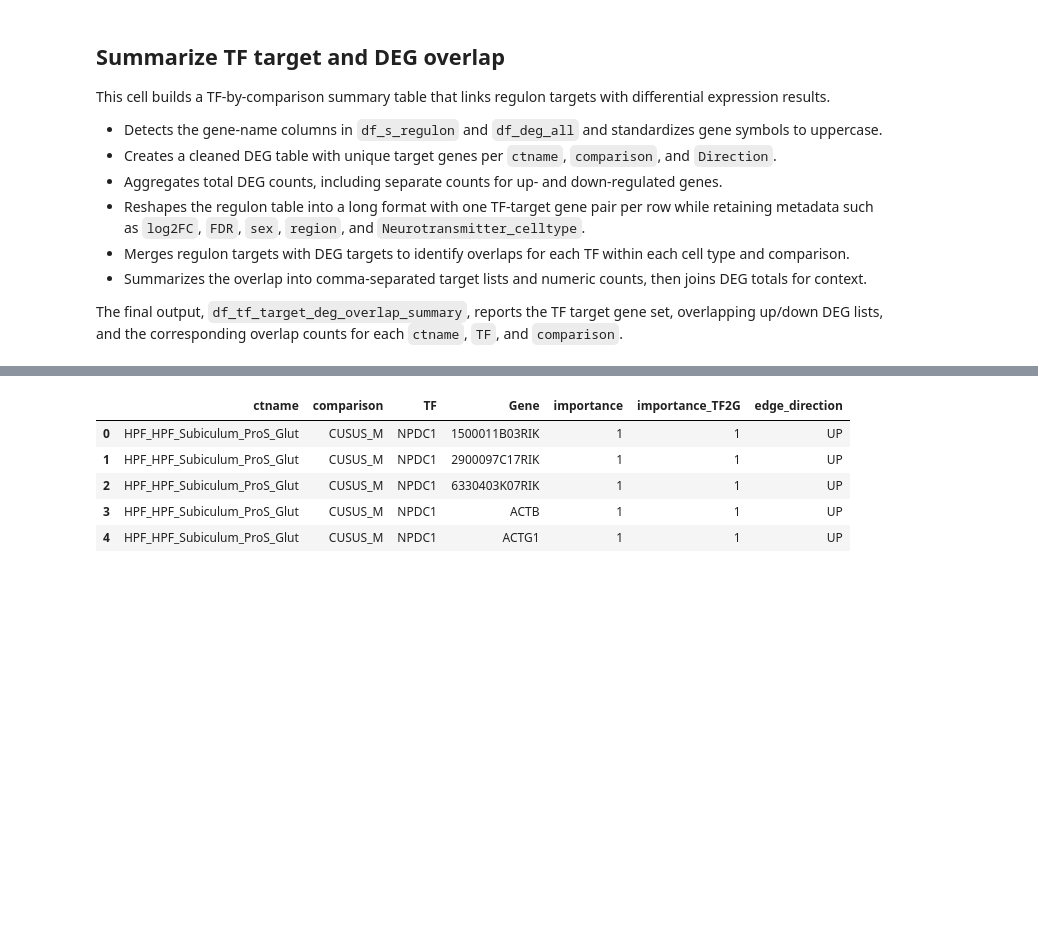
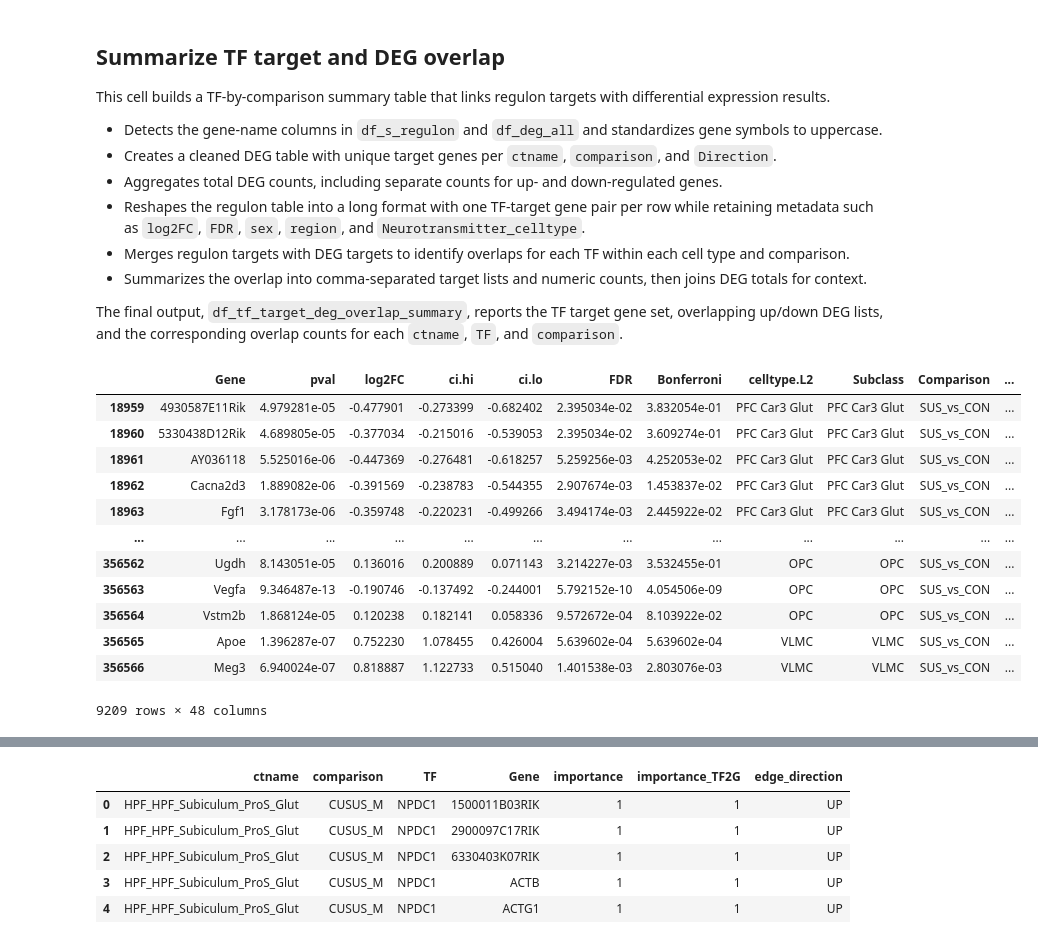
Before and after one commit to juychen/scmmd, a Jupyter notebook: 16snscenicAUC.ipynb, the cells around one changed output, grey strips where cells are left out. Drawn from its saved outputs; the diff is of its cells as text; code cells hidden in the pictures; blank space fills up the shorter version.

```diff
--- a/16snscenicAUC.ipynb
+++ b/16snscenicAUC.ipynb
@@ -552,3 +601,10 @@ df_deg_CU3RM['targetgene'] = df_deg_CU3RM.index
+# %%
+df_deg_CU3RM = df_deg_all[df_deg_all['Model'].str.contains('CUSUS M')].copy()
+df_deg_CU3RM = df_deg_CU3RM[df_deg_CU3RM['Region'].isin(['AMY','HPF','PFC'])].copy()
+df_deg_CU3RM['ctname'] = df_deg_CU3RM['Region'] + "_" + df_deg_CU3RM['Subclass']
+df_deg_CU3RM['ctname'] = df_deg_CU3RM['ctname'].str.replace('/', '-')
+df_deg_CU3RM['ctname'] = df_deg_CU3RM['ctname'].str.replace(' ', '_')
+df_deg_CU3RM['targetgene'] = df_deg_CU3RM.Gene
 # %%
 # # L2 group DEGs
 # l2deg = sorted(glob.glob('/data2st1/junyi/output/atac1112/0 gene_list_Group_L1_v426/*.xlsx'))
@@ -942,6 +1003,22 @@ This cell builds a TF-by-comparison summary table that links regulon targets wit
 - Summarizes the overlap into comma-separated target lists and numeric counts, then joins DEG totals for context.
 
 The final output, `df_tf_target_deg_overlap_summary`, reports the TF target gene set, overlapping up/down DEG lists, and the corresponding overlap counts for each `ctname`, `TF`, and `comparison`.
+# %%
+df_deg_CU3RM
+# %% [output]
+|  | Gene | pval | log2FC | ci.hi | ci.lo | FDR | Bonferroni | celltype.L2 | Subclass | Comparison | ... |
+| 18959 | 4930587E11Rik | 4.979281e-05 | -0.477901 | -0.273399 | -0.682402 | 2.395034e-02 | 3.832054e-01 | PFC Car3 Glut | PFC Car3 Glut | SUS_vs_CON | ... |
+| 18960 | 5330438D12Rik | 4.689805e-05 | -0.377034 | -0.215016 | -0.539053 | 2.395034e-02 | 3.609274e-01 | PFC Car3 Glut | PFC Car3 Glut | SUS_vs_CON | ... |
+| 18961 | AY036118 | 5.525016e-06 | -0.447369 | -0.276481 | -0.618257 | 5.259256e-03 | 4.252053e-02 | PFC Car3 Glut | PFC Car3 Glut | SUS_vs_CON | ... |
+| 18962 | Cacna2d3 | 1.889082e-06 | -0.391569 | -0.238783 | -0.544355 | 2.907674e-03 | 1.453837e-02 | PFC Car3 Glut | PFC Car3 Glut | SUS_vs_CON | ... |
+| 18963 | Fgf1 | 3.178173e-06 | -0.359748 | -0.220231 | -0.499266 | 3.494174e-03 | 2.445922e-02 | PFC Car3 Glut | PFC Car3 Glut | SUS_vs_CON | ... |
+| ... | ... | ... | ... | ... | ... | ... | ... | ... | ... | ... | ... |
+| 356562 | Ugdh | 8.143051e-05 | 0.136016 | 0.200889 | 0.071143 | 3.214227e-03 | 3.532455e-01 | OPC | OPC | SUS_vs_CON | ... |
+| 356563 | Vegfa | 9.346487e-13 | -0.190746 | -0.137492 | -0.244001 | 5.792152e-10 | 4.054506e-09 | OPC | OPC | SUS_vs_CON | ... |
+| 356564 | Vstm2b | 1.868124e-05 | 0.120238 | 0.182141 | 0.058336 | 9.572672e-04 | 8.103922e-02 | OPC | OPC | SUS_vs_CON | ... |
+| 356565 | Apoe | 1.396287e-07 | 0.752230 | 1.078455 | 0.426004 | 5.639602e-04 | 5.639602e-04 | VLMC | VLMC | SUS_vs_CON | ... |
+| 356566 | Meg3 | 6.940024e-07 | 0.818887 | 1.122733 | 0.515040 | 1.401538e-03 | 2.803076e-03 | VLMC | VLMC | SUS_vs_CON | ... |
+9209 rows × 48 columns
 # %%
 # Calculate the interaction between Tobias and SCENIC results, and the overlap with DEGs in CUSUS M3R
 write_TS_regulon_overlap = False
```
Also changed, not shown: parts of 86 cells of this notebook, 1 other file.
